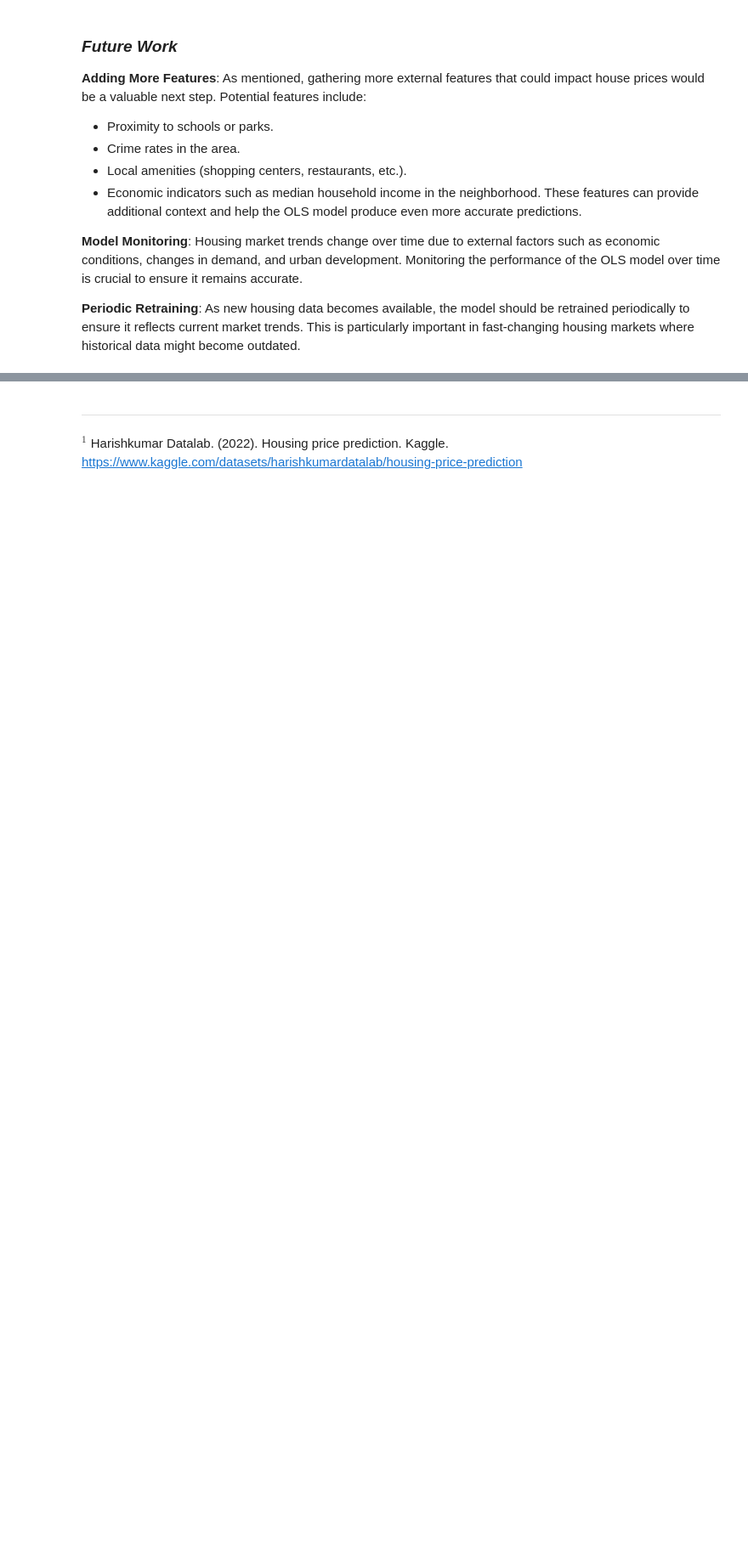
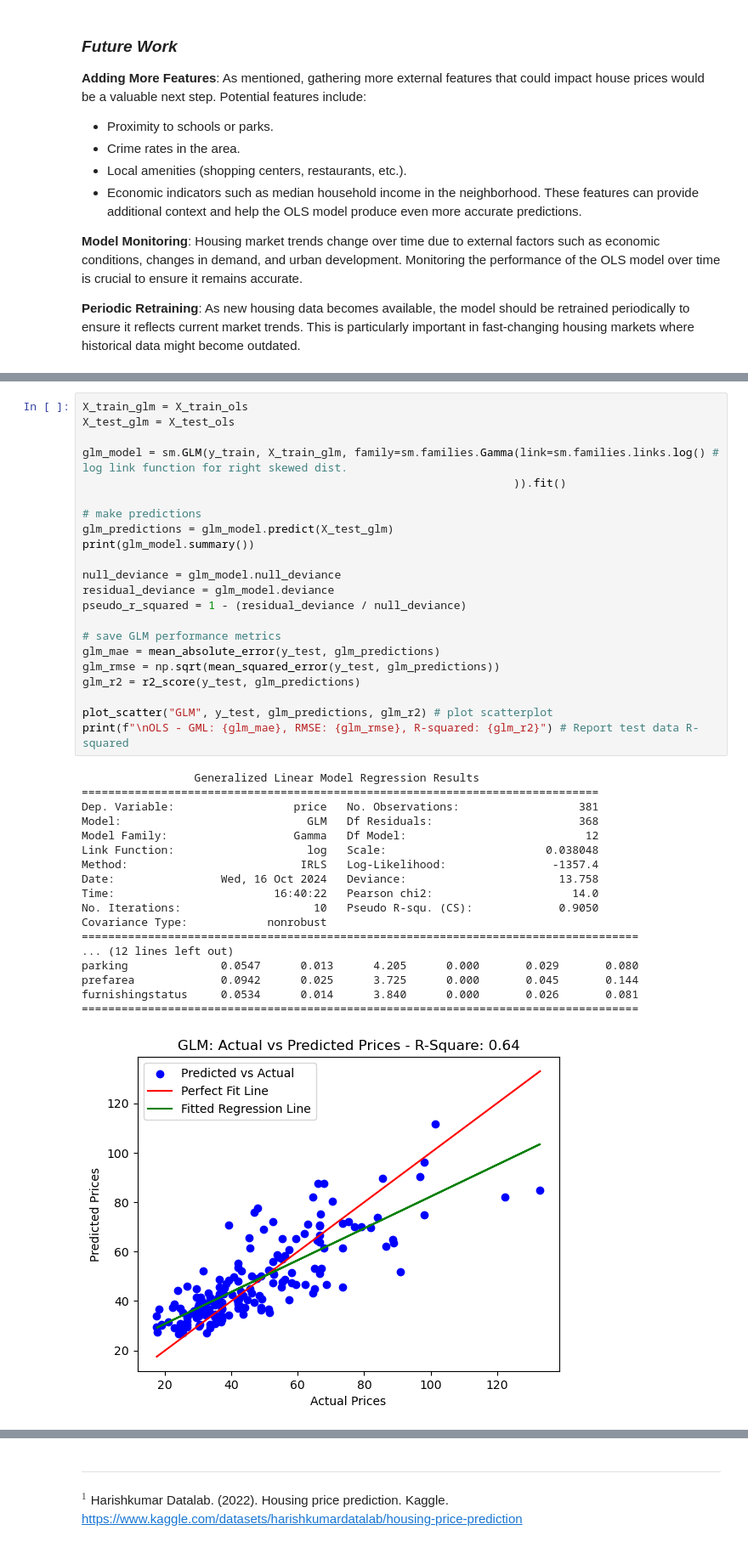
Before and after one commit to apadin-usd/AAI-500-Final-Project-Code-Team-4, a Jupyter notebook: notebooks/housing_prediction.ipynb, the cells around one changed output, grey strips where cells are left out. Shown: that part at 85% size. Drawn from its saved outputs; the diff is of its cells as text; blank space fills up the shorter version.

```diff
--- a/notebooks/housing_prediction.ipynb
+++ b/notebooks/housing_prediction.ipynb
@@ -428,0 +345,41 @@ These features can provide additional context and help the OLS model produce eve
+# %%
+X_train_glm = X_train_ols
+X_test_glm = X_test_ols
+
+glm_model = sm.GLM(y_train, X_train_glm, family=sm.families.Gamma(link=sm.families.links.log() # log link function for right skewed dist.
+                                                                 )).fit()
+
+# make predictions
+glm_predictions = glm_model.predict(X_test_glm)
+print(glm_model.summary())
+
+null_deviance = glm_model.null_deviance
+residual_deviance = glm_model.deviance
+pseudo_r_squared = 1 - (residual_deviance / null_deviance)
+
+# save GLM performance metrics
+glm_mae = mean_absolute_error(y_test, glm_predictions)
+glm_rmse = np.sqrt(mean_squared_error(y_test, glm_predictions))
+glm_r2 = r2_score(y_test, glm_predictions)
+
+plot_scatter("GLM", y_test, glm_predictions, glm_r2) # plot scatterplot
+print(f"\nOLS - GML: {glm_mae}, RMSE: {glm_rmse}, R-squared: {glm_r2}") # Report test data R-squared
+# %% [output]
+                 Generalized Linear Model Regression Results
+==============================================================================
+Dep. Variable:                  price   No. Observations:                  381
+Model:                            GLM   Df Residuals:                      368
+Model Family:                   Gamma   Df Model:                           12
+Link Function:                    log   Scale:                        0.038048
+Method:                          IRLS   Log-Likelihood:                -1357.4
+Date:                Wed, 16 Oct 2024   Deviance:                       13.758
+Time:                        16:40:22   Pearson chi2:                     14.0
+No. Iterations:                    10   Pseudo R-squ. (CS):             0.9050
+Covariance Type:            nonrobust
+====================================================================================
+... (12 lines left out)
+parking              0.0547      0.013      4.205      0.000       0.029       0.080
+prefarea             0.0942      0.025      3.725      0.000       0.045       0.144
+furnishingstatus     0.0534      0.014      3.840      0.000       0.026       0.081
+====================================================================================
+[figure, new version]
```
Also changed, not shown: parts of 14 cells of this notebook.
